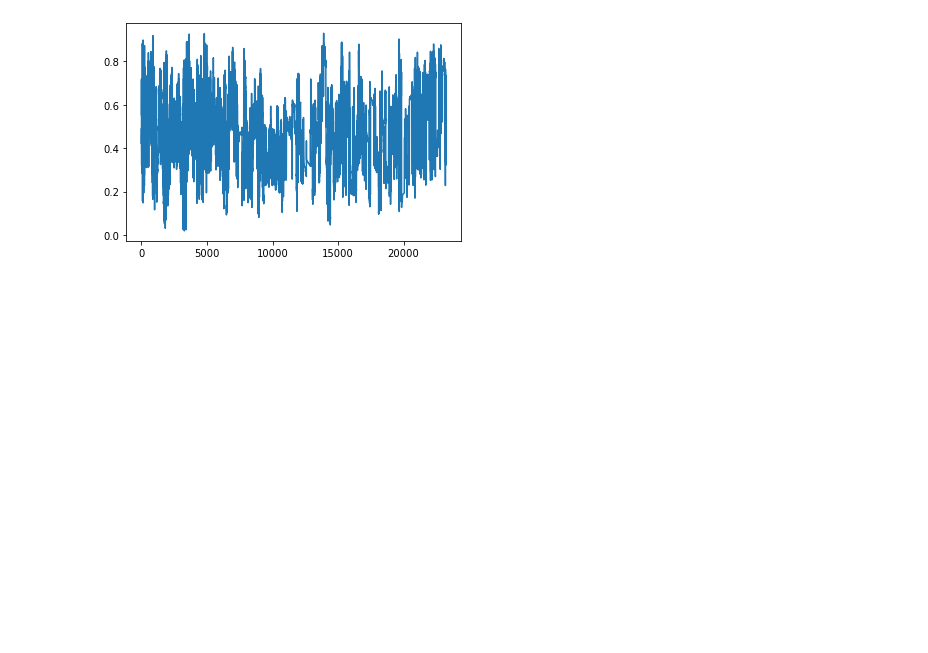
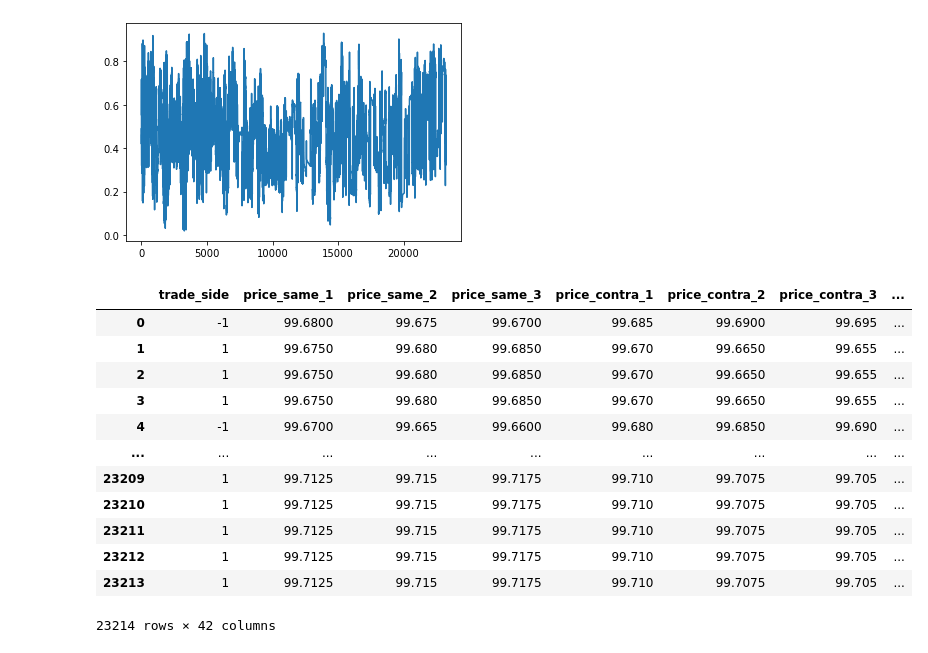
Before and after one commit to saranshss/MicroPrice, a Jupyter notebook: SR1_basic_saransh.ipynb, the cells around one changed output. Cells and saved outputs as stored; diff of their text form; code cells hidden in the pictures; blank space fills up the shorter version.

```diff
--- a/SR1_basic_saransh.ipynb
+++ b/SR1_basic_saransh.ipynb
@@ -482,3 +375,19 @@ plt.plot(df1.imb)
 # %% [output]
 [<matplotlib.lines.Line2D at 0x...>]
 [figure]
+# %%
+df1
+# %% [output]
+|  | trade_side | price_same_1 | price_same_2 | price_same_3 | price_contra_1 | price_contra_2 | price_contra_3 | ... |
+| 0 | -1 | 99.6800 | 99.675 | 99.6700 | 99.685 | 99.6900 | 99.695 | ... |
+| 1 | 1 | 99.6750 | 99.680 | 99.6850 | 99.670 | 99.6650 | 99.655 | ... |
+| 2 | 1 | 99.6750 | 99.680 | 99.6850 | 99.670 | 99.6650 | 99.655 | ... |
+| 3 | 1 | 99.6750 | 99.680 | 99.6850 | 99.670 | 99.6650 | 99.655 | ... |
+| 4 | -1 | 99.6700 | 99.665 | 99.6600 | 99.680 | 99.6850 | 99.690 | ... |
+| ... | ... | ... | ... | ... | ... | ... | ... | ... |
+| 23209 | 1 | 99.7125 | 99.715 | 99.7175 | 99.710 | 99.7075 | 99.705 | ... |
+| 23210 | 1 | 99.7125 | 99.715 | 99.7175 | 99.710 | 99.7075 | 99.705 | ... |
+| 23211 | 1 | 99.7125 | 99.715 | 99.7175 | 99.710 | 99.7075 | 99.705 | ... |
+| 23212 | 1 | 99.7125 | 99.715 | 99.7175 | 99.710 | 99.7075 | 99.705 | ... |
+| 23213 | 1 | 99.7125 | 99.715 | 99.7175 | 99.710 | 99.7075 | 99.705 | ... |
+23214 rows × 42 columns
```
Also changed, not shown: parts of 9 cells of this notebook.
